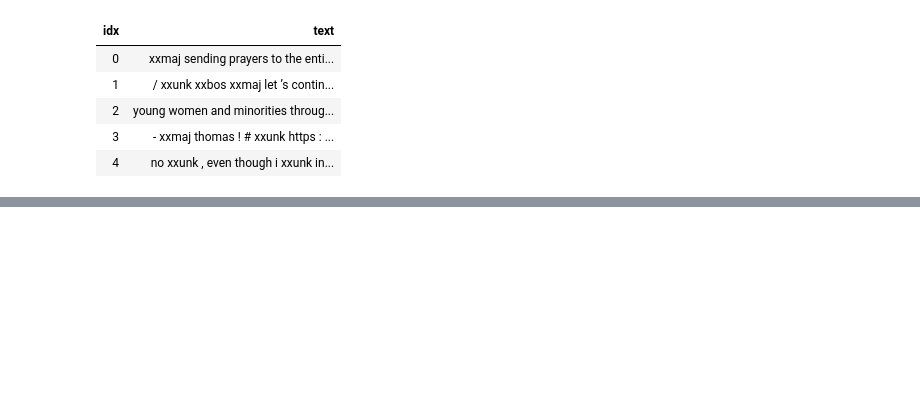
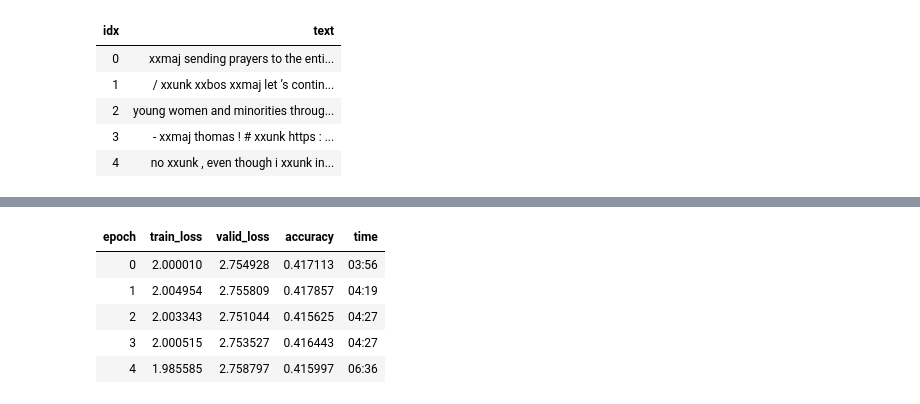
Before and after one commit to akshathr/MagicTweetGenerator, a Jupyter notebook: TweetNet.ipynb, the cells around one changed output, grey strips where cells are left out. Cells and saved outputs as stored; diff of their text form; code cells hidden in the pictures; blank space fills up the shorter version.

```diff
--- a/TweetNet.ipynb
+++ b/TweetNet.ipynb
@@ -56,0 +105,3 @@ df.show_batch()
+# %%
+learn.save('tweet_head')
+learn.load('tweet_head')
@@ -56,0 +126,9 @@ df.show_batch()
+# %%
+learn.fit_one_cycle(5, 1e-3, moms=(0.8,0.7))
+# %% [output]
+| epoch | train_loss | valid_loss | accuracy | time |
+| 0 | 2.000010 | 2.754928 | 0.417113 | 03:56 |
+| 1 | 2.004954 | 2.755809 | 0.417857 | 04:19 |
+| 2 | 2.003343 | 2.751044 | 0.415625 | 04:27 |
+| 3 | 2.000515 | 2.753527 | 0.416443 | 04:27 |
+| 4 | 1.985585 | 2.758797 | 0.415997 | 06:36 |
```
Also changed, not shown: parts of 8 cells of this notebook.
